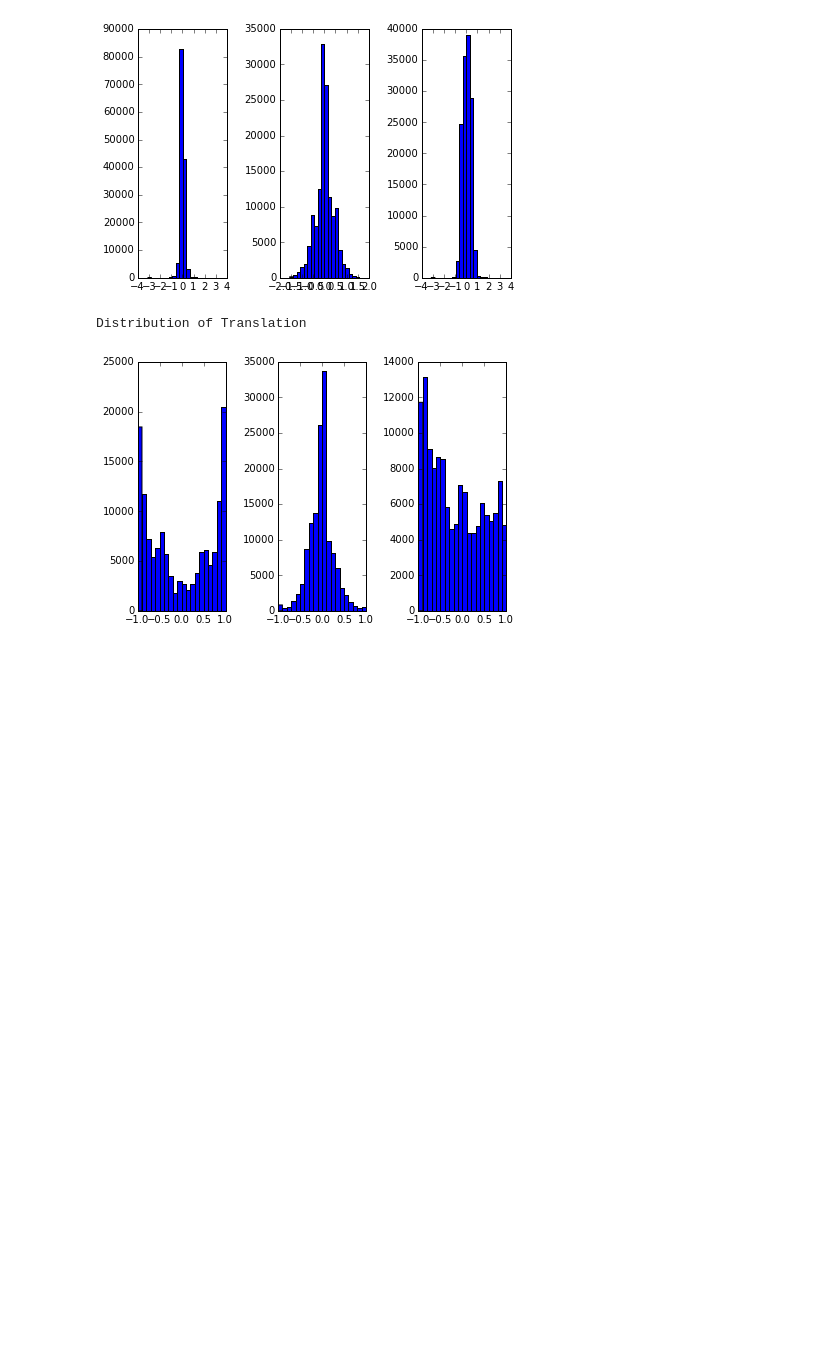
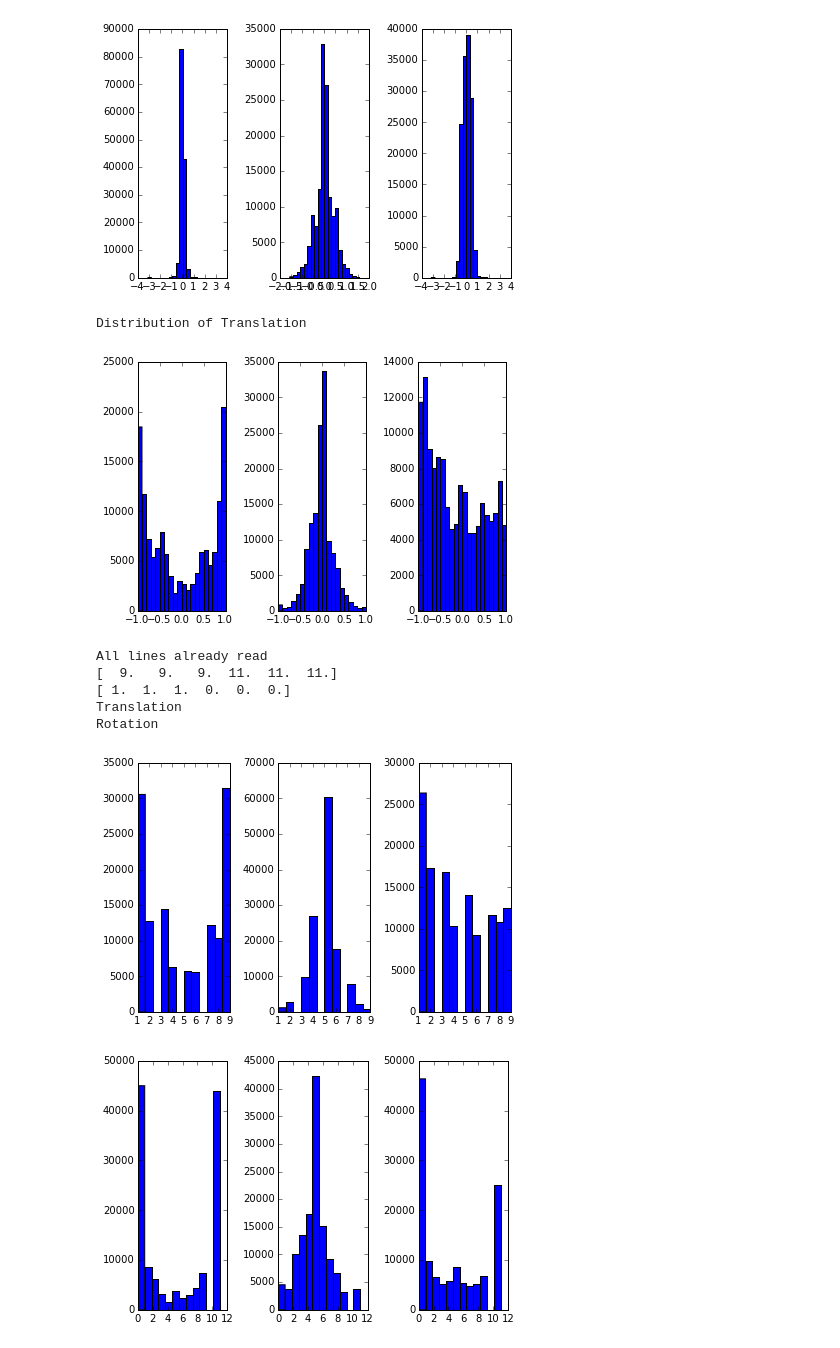
Before and after one commit to pulkitag/caffe, a Jupyter notebook: modelFiles/keypoints/documentation/Relative-Rotations.ipynb, the cells around one changed output. Cells and saved outputs as stored; diff of their text form; code cells hidden in the pictures; blank space fills up the shorter version.

```diff
--- a/modelFiles/keypoints/documentation/Relative-Rotations.ipynb
+++ b/modelFiles/keypoints/documentation/Relative-Rotations.ipynb
@@ -410,3 +407,29 @@ plt.tight_layout()
 # %% [output]
 Distribution of Translation
 [figure]
+# %%
+#Get the statistics of labels in the window file.
+trnFile = mpio.GenericWindowReader(prms['paths']['windowFile']['train'])
+lbls    = trnFile.get_all_labels()
+fig = plt.figure()
+print np.max(lbls, axis=0)
+print np.min(lbls, axis=0)
+print 'Translation'
+for i in range(3):
+    ax = plt.subplot(1,3, i+1)
+    plt.hist(lbls[:,i],12)
+plt.tight_layout()
+print 'Rotation'
+fig = plt.figure()
+for i in range(3):
+    ax = plt.subplot(1,3, i+1)
+    plt.hist(lbls[:,i+3],12)
+plt.tight_layout()
+# %% [output]
+All lines already read
+[  9.   9.   9.  11.  11.  11.]
+[ 1.  1.  1.  0.  0.  0.]
+Translation
+Rotation
+[figure, added]
+[figure, added]
```
Also changed, not shown: parts of 2 cells of this notebook, 4 other files.
